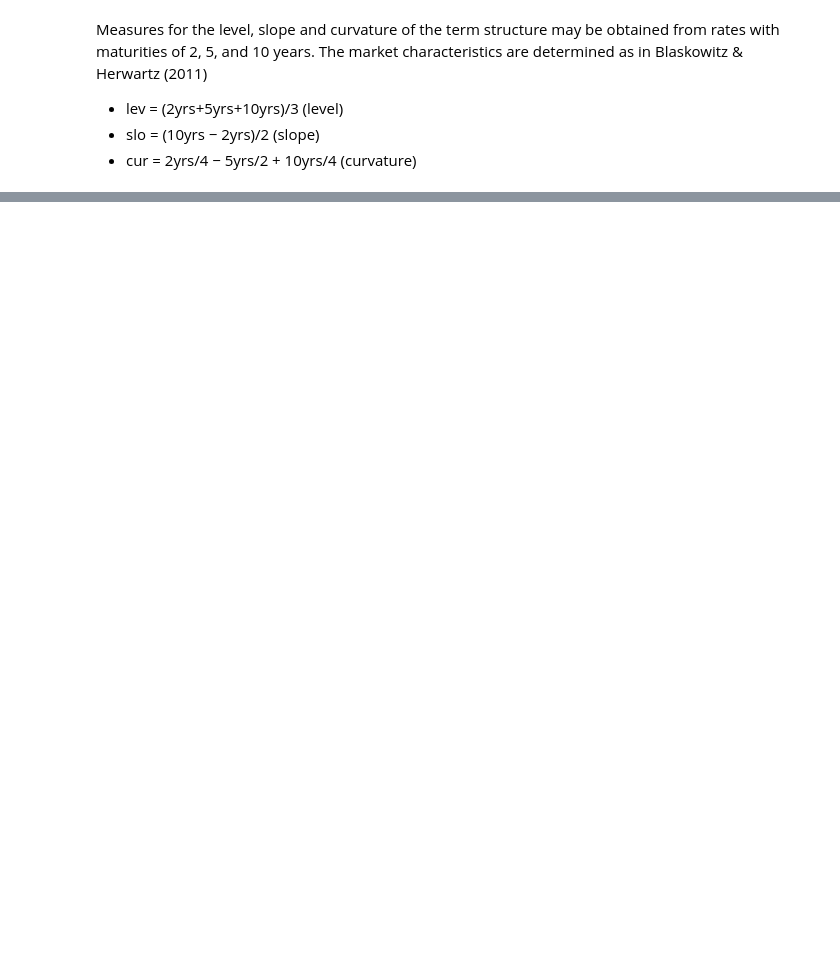
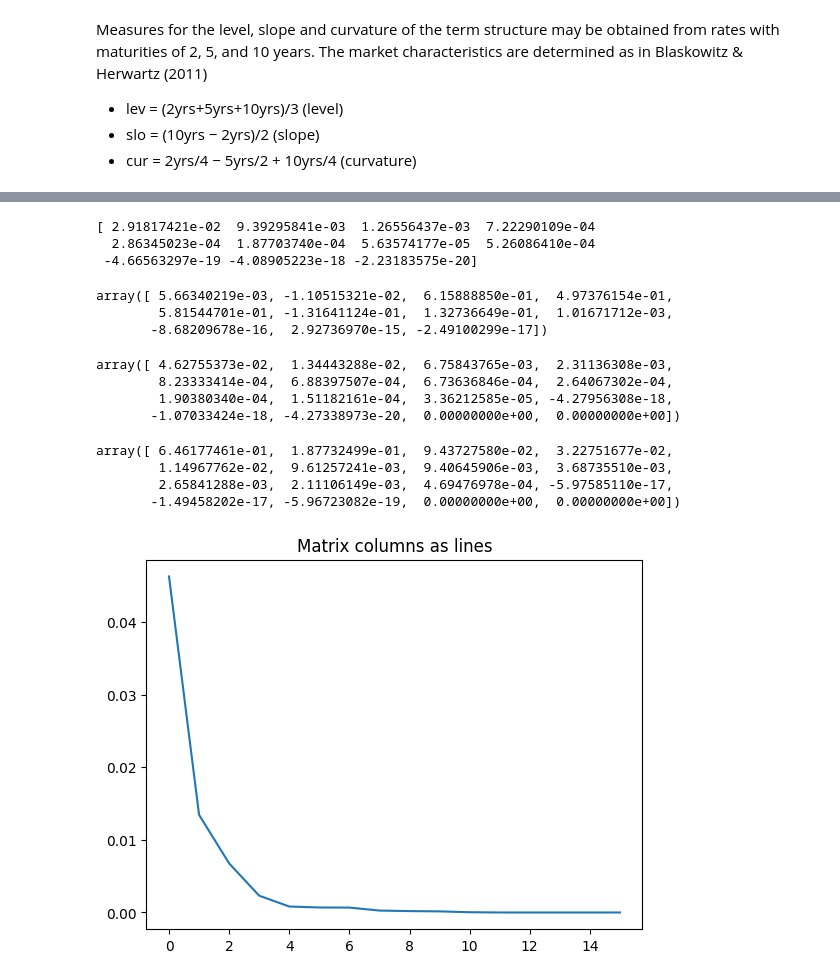
Before and after one commit to alexanderbmatthies/KritischeAnlegerDe_TermStructureDevelopment, a Jupyter notebook: Notebook_AnaPCA.ipynb, the cells around one changed output, grey strips where cells are left out. Drawn from its saved outputs; the diff is of its cells as text; code cells hidden in the pictures; blank space fills up the shorter version.

```diff
--- a/Notebook_AnaPCA.ipynb
+++ b/Notebook_AnaPCA.ipynb
@@ -32,0 +165,24 @@ df.describe()
+# %%
+# Maturities used for factor estimation
+cols = [#'1 Monat',
+        #'2 Monate',
+        #'3 Monate',
+        #'6 Monate',
+        #'9 Monate',
+        '1 Jahr',
+        '1.5 Jahre',
+        '2 Jahre',
+        '3 Jahre',
+        '4 Jahre',
+        '5 Jahre',
+        '6 Jahre',
+        '7 Jahre',
+        '8 Jahre',
+        '9 Jahre',
+        '10 Jahre']
+# %%
+# Extraction for time window with size Tau
+# sub = df[cols].iloc[:42] - df[cols].iloc[:42].mean()
+# X =  sub.to_numpy()
+X_tilde = df[cols].iloc[:42].to_numpy()
+X = X_tilde - X_tilde.mean(axis=0)
@@ -32,0 +193,3 @@ df.describe()
+# %%
+# X'X Matrix
+XX = X.T @ X
@@ -32,0 +201,34 @@ df.describe()
+# %%
+lambdas, A_tilde = np.linalg.eig(XX)
+# %%
+print(lambdas)
+# %% [output]
+[ 2.91817421e-02  9.39295841e-03  1.26556437e-03  7.22290109e-04
+  2.86345023e-04  1.87703740e-04  5.63574177e-05  5.26086410e-04
+ -4.66563297e-19 -4.08905223e-18 -2.23183575e-20]
+# %%
+A_tilde[0,:]
+# %% [output]
+array([ 5.66340219e-03, -1.10515321e-02,  6.15888850e-01,  4.97376154e-01,
+        5.81544701e-01, -1.31641124e-01,  1.32736649e-01,  1.01671712e-03,
+       -8.68209678e-16,  2.92736970e-15, -2.49100299e-17])
+# %%
+lambdas
+# %% [output]
+array([ 4.62755373e-02,  1.34443288e-02,  6.75843765e-03,  2.31136308e-03,
+        8.23333414e-04,  6.88397507e-04,  6.73636846e-04,  2.64067302e-04,
+        1.90380340e-04,  1.51182161e-04,  3.36212585e-05, -4.27956308e-18,
+       -1.07033424e-18, -4.27338973e-20,  0.00000000e+00,  0.00000000e+00])
+# %%
+lambdas/ lambdas.sum()
+# %% [output]
+array([ 6.46177461e-01,  1.87732499e-01,  9.43727580e-02,  3.22751677e-02,
+        1.14967762e-02,  9.61257241e-03,  9.40645906e-03,  3.68735510e-03,
+        2.65841288e-03,  2.11106149e-03,  4.69476978e-04, -5.97585110e-17,
+       -1.49458202e-17, -5.96723082e-19,  0.00000000e+00,  0.00000000e+00])
+# %%
+plt.plot(lambdas)   # plots each column as a separate line
+plt.title("Matrix columns as lines")
+plt.show()
+# %% [output]
+[figure, added]
```
Also changed, not shown: parts of 13 cells of this notebook, 1 other file.
